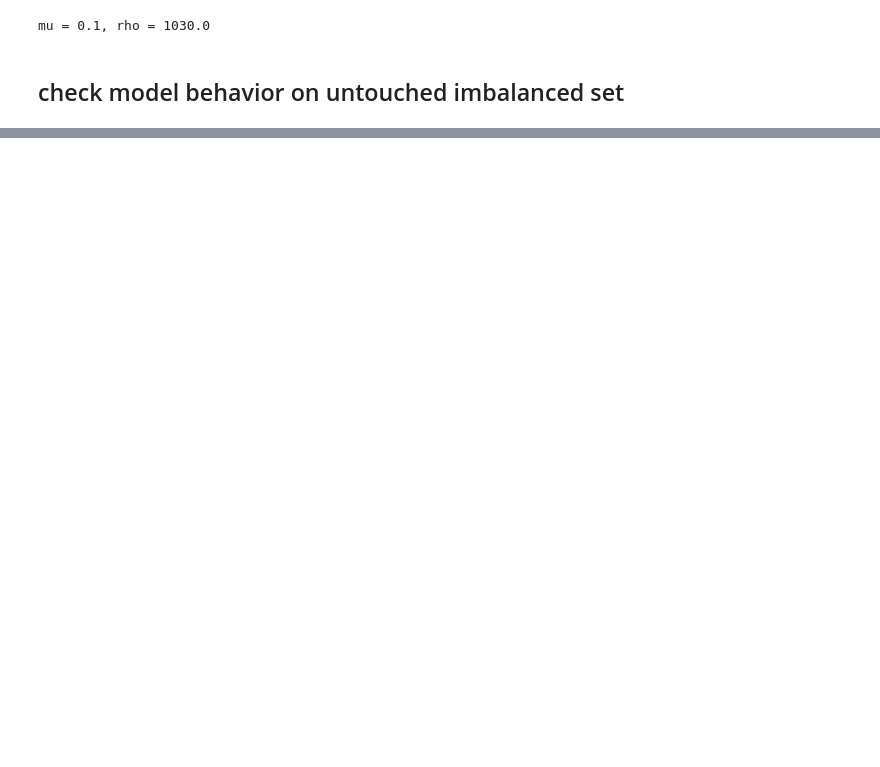
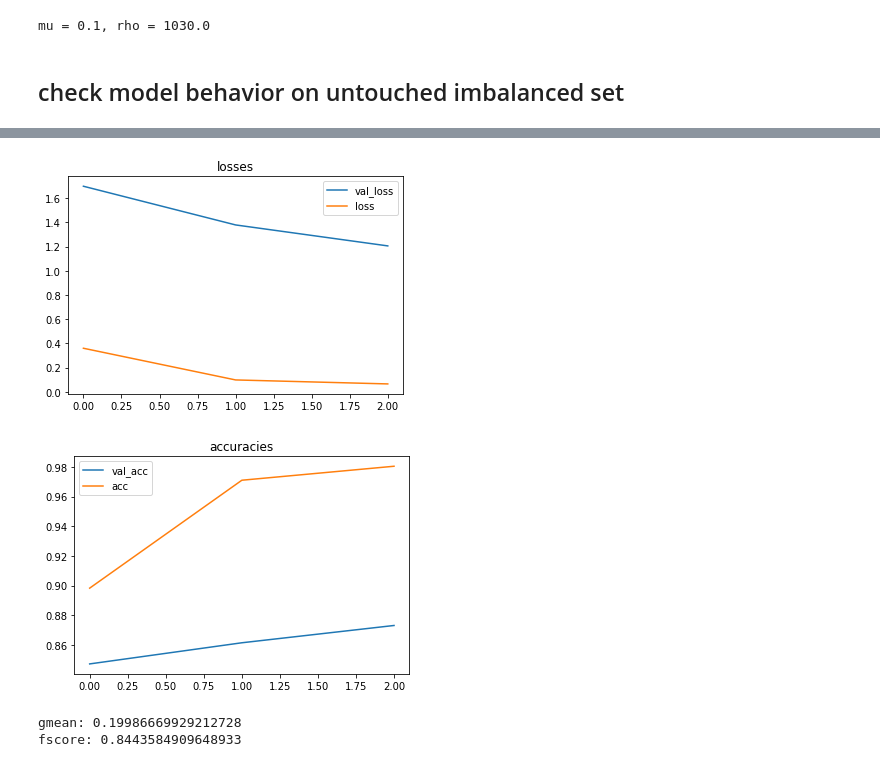
Before and after one commit to wojciechowskiofficial/adversarial_learning, a Jupyter notebook: exp_single_class_step_imbalance.ipynb, the cells around one changed output, grey strips where cells are left out. Saved outputs shown, nothing was run; the diff lists cells and outputs as text; code cells hidden in the pictures; blank space fills up the shorter version.

```diff
--- a/exp_single_class_step_imbalance.ipynb
+++ b/exp_single_class_step_imbalance.ipynb
@@ -311,0 +369,10 @@ fscore: 0.9489245494775614
+# %%
+optimizer = tf.keras.optimizers.Adam(learning_rate = 0.0001)
+loss = tf.keras.losses.SparseCategoricalCrossentropy(from_logits = True)
+metrics = ['acc']
+callbacks = list()
+
+model_aos = tf.keras.models.Sequential()
+history = model_run(model_aos, 3, aos_train_images_tf, aos_train_labels,
+                    imb_validation_images_tf, imb_validation_labels,
+          optimizer, loss, metrics, callbacks)
@@ -311,0 +397,24 @@ fscore: 0.9489245494775614
+# %%
+plt.title('losses')
+plt.plot(history.history['val_loss'], label = 'val_loss')
+plt.plot(history.history['loss'], label = 'loss')
+plt.legend(loc = 'best')
+plt.show()
+plt.title('accuracies')
+plt.plot(history.history['val_acc'], label = 'val_acc')
+plt.plot(history.history['acc'], label = 'acc')
+plt.legend(loc = 'best')
+plt.show()
+# %% [output]
+[figure, added]
+[figure, added]
+# %%
+with tf.device('CPU:0'):
+    model_aos_test_preds = tf.argmax(model_aos(test_images_tf), axis=-1)
+    model_aos_gmean = imblearn.metrics.geometric_mean_score(test_labels, model_aos_test_preds,
+                                                           correction = np.finfo(np.float32).eps)
+    model_aos_fscore = sklearn.metrics.f1_score(test_labels, model_aos_test_preds, average = 'macro')
+    print(f'gmean: {model_aos_gmean} \nfscore: {model_aos_fscore}')
+# %% [output]
+gmean: 0.19986669929212728
+fscore: 0.8443584909648933
```
Also changed, not shown: parts of 28 cells of this notebook, 1 other file.
